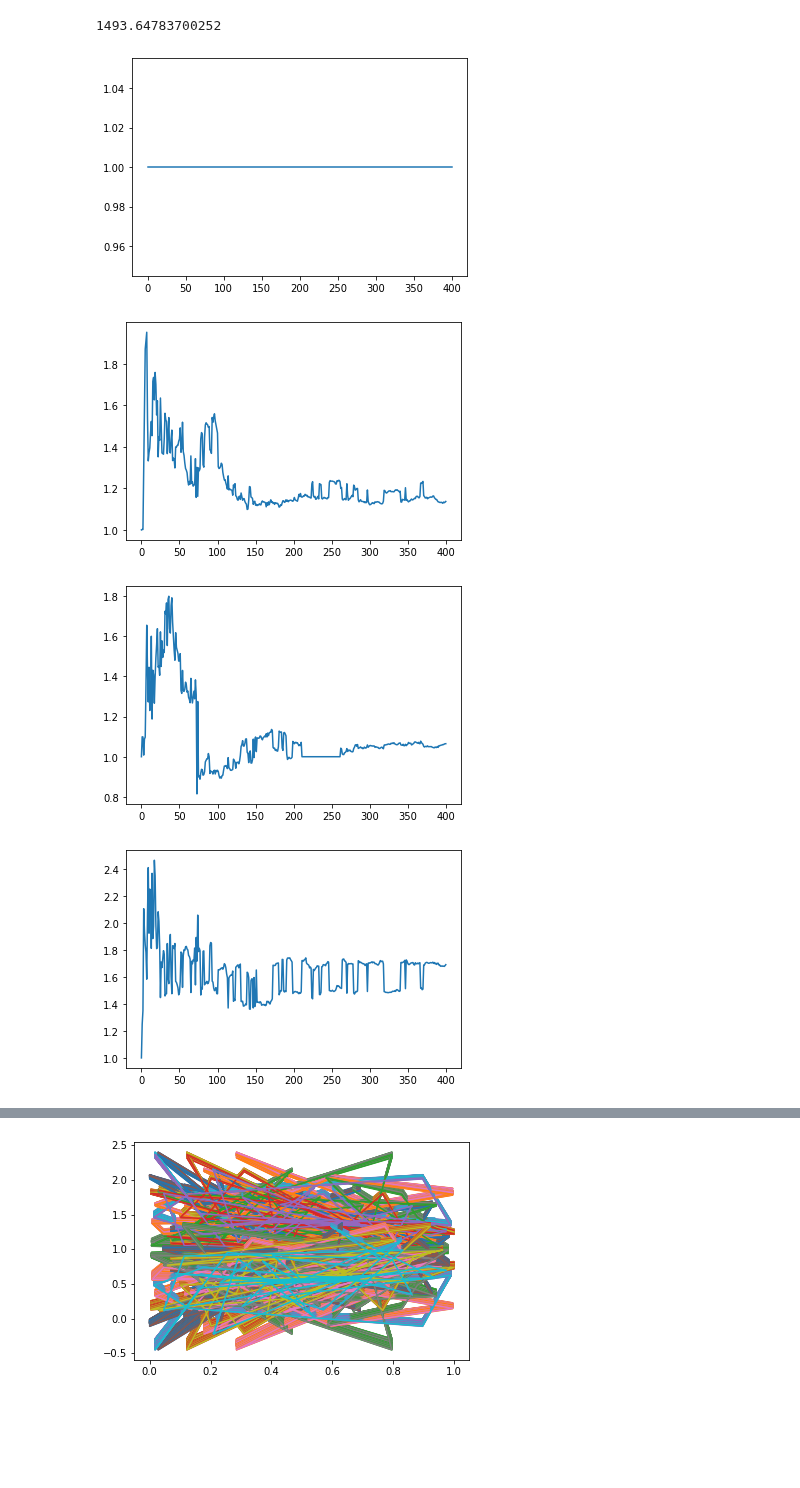
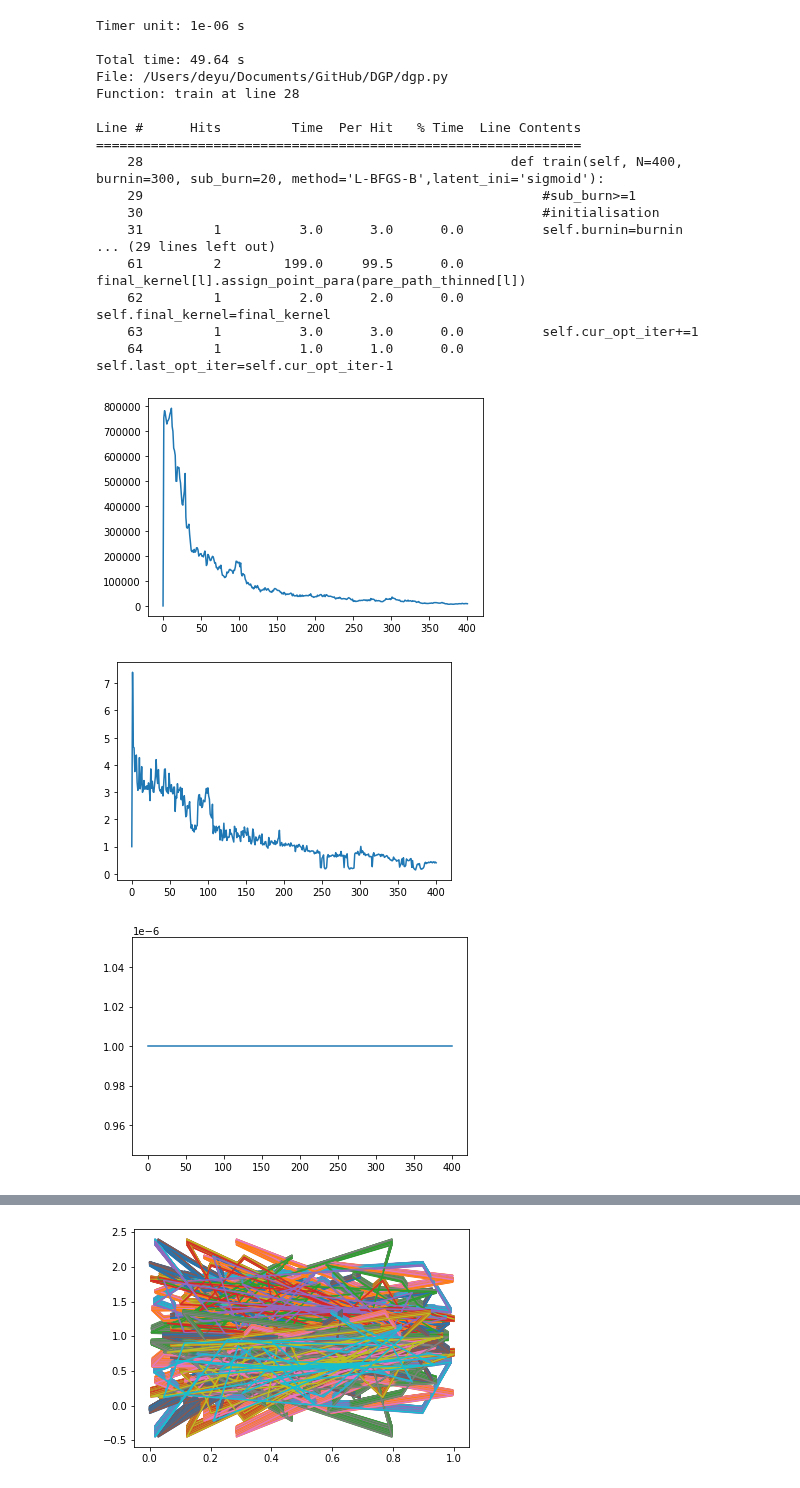
Before and after one commit to mingdeyu/DGP, a Jupyter notebook: Friedman_fct.ipynb, the cells around one changed output, grey strips where cells are left out. Cells and saved outputs as stored; diff of their text form; code cells hidden in the pictures; blank space fills up the shorter version.

```diff
--- a/Friedman_fct.ipynb
+++ b/Friedman_fct.ipynb
@@ -10,9 +10,14 @@ X=np.genfromtxt('../../neptune/input.txt')
 Y=np.genfromtxt('../../neptune/output.txt').reshape(-1,1)
 z=np.genfromtxt('../../neptune/test_in.txt')
 Yz=np.genfromtxt('../../neptune/test_out.txt')
+# %%
+X=np.genfromtxt('./input.txt')
+Y=np.genfromtxt('./output.txt').reshape(-1,1)
+z=np.genfromtxt('./test_in.txt')
+Yz=np.genfromtxt('./test_out.txt')
 # %%
 ker1=kernel(length=np.array([1,1,1,1,1]),scale=1,nugget=1e-6,name='sexp',zero_mean=1)
-#ker2=kernel(length=np.array([1]),scale=1,nugget=1e-6,name='sexp',zero_mean=1)
+ker2=kernel(length=np.array([1]),scale=1,nugget=1e-6,name='sexp',zero_mean=1)
 ker3=kernel(length=np.array([1]),scale=1,nugget=1e-6,name='sexp',zero_mean=1,scale_est=1)
-ker_all=combine(ker1,ker3)
+ker_all=combine(ker1,ker2,ker3)
 m=dgp(X,Y,ker_all)
@@ -19,13 +26,30 @@ m=dgp(X,Y,ker_all)
+# %%
+def my_func():
+    re=m.train(N=200,sub_burn=20,method='L-BFGS-B')
+%lprun -f dgp.train my_func()
+# %% [output]
+Timer unit: 1e-06 s
+
+Total time: 49.64 s
+File: /Users/deyu/Documents/GitHub/DGP/dgp.py
+Function: train at line 28
+
+Line #      Hits         Time  Per Hit   % Time  Line Contents
+==============================================================
+    28                                               def train(self, N=400, burnin=300, sub_burn=20, method='L-BFGS-B',latent_ini='sigmoid'):
+    29                                                   #sub_burn>=1
+    30                                                   #initialisation
+    31         1          3.0      3.0      0.0          self.burnin=burnin
+... (29 lines left out)
+    61         2        199.0     99.5      0.0              final_kernel[l].assign_point_para(pare_path_thinned[l])
+    62         1          2.0      2.0      0.0          self.final_kernel=final_kernel
+    63         1          3.0      3.0      0.0          self.cur_opt_iter+=1
+    64         1          1.0      1.0      0.0          self.last_opt_iter=self.cur_opt_iter-1
 # %%
-m.train(N=400,sub_burn=10,method='L-BFGS-B')
+m.train(N=400,sub_burn=20,method='L-BFGS-B')
-# %%
-m.final_kernel[1].scale
-# %% [output]
-1493.64783700252
 # %%
-m.plot(0)
+m.plot(2)
 # %% [output]
-[figure, old version]
+[figure, new version]
-[figure, old version]
+[figure, new version]
-[figure, old version]
+[figure, new version]
-[figure, removed]
```
Also changed, not shown: parts of 8 cells of this notebook, 4 other files.
